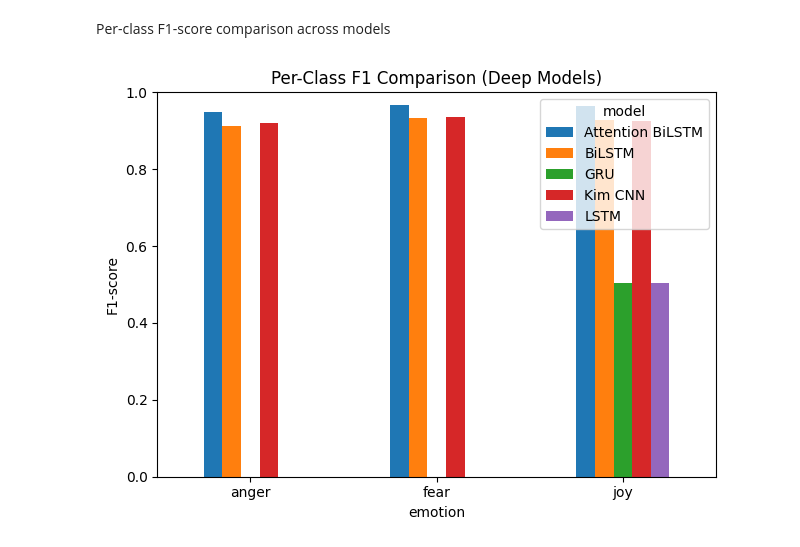
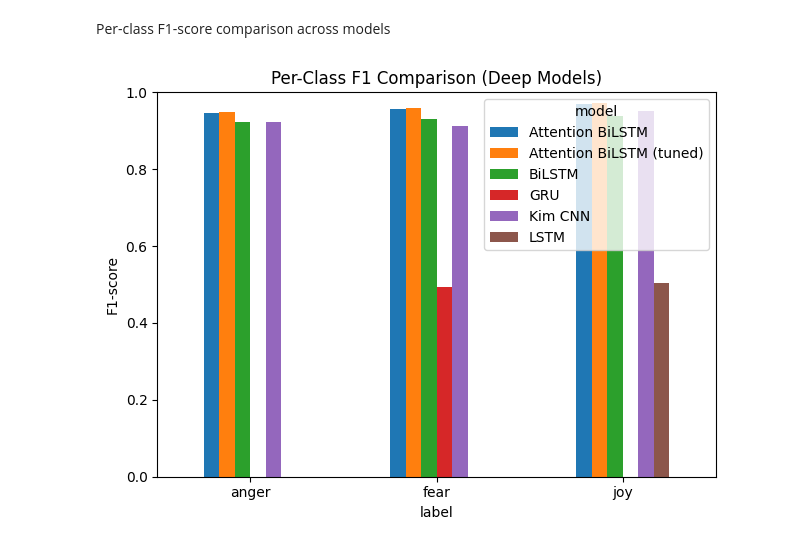
Before and after one commit to ozense1/emotion_classify, a Jupyter notebook: 2_deep_learning_model.ipynb, the cells around one changed output. Cells and saved outputs as stored; diff of their text form; code cells hidden in the pictures.

```diff
--- a/2_deep_learning_model.ipynb
+++ b/2_deep_learning_model.ipynb
@@ -448,2 +534,5 @@ results_dl
 # %% [markdown]
 ## Graphs
+# %%
+dl_df = pd.read_csv('deep_learning_model_results.csv')
+dl_df
@@ -493,26 +592,16 @@ plt.show()
 # %% [markdown]
 Per-class F1-score comparison across models
 # %%
-classes = label_encoder.classes_
+class_df = dl_df[~dl_df['label'].isin(['macro avg', 'weighted avg'])]
 
-rows = []
-for model, res in results_dl.items():
-    for cls in classes:
-        rows.append({
-            'model': model,
-            'emotion': cls,
-            'f1': res['report'][cls]['f1-score']
-        })
-
-df_f1 = pd.DataFrame(rows)
-pivot_f1 = df_f1.pivot(index='emotion', columns='model', values='f1')
+pivot_f1 = class_df.pivot(index='label', columns='model', values='f1_score')
 
 pivot_f1.plot(kind='bar')
 plt.ylabel('F1-score')
 plt.title('Per-Class F1 Comparison (Deep Models)')
 plt.ylim(0.0, 1.0)
 plt.xticks(rotation=0)
 plt.tight_layout()
 plt.show()
 # %% [output]
-[figure, old version]
+[figure, new version]
```
Also changed, not shown: parts of 8 cells of this notebook.
